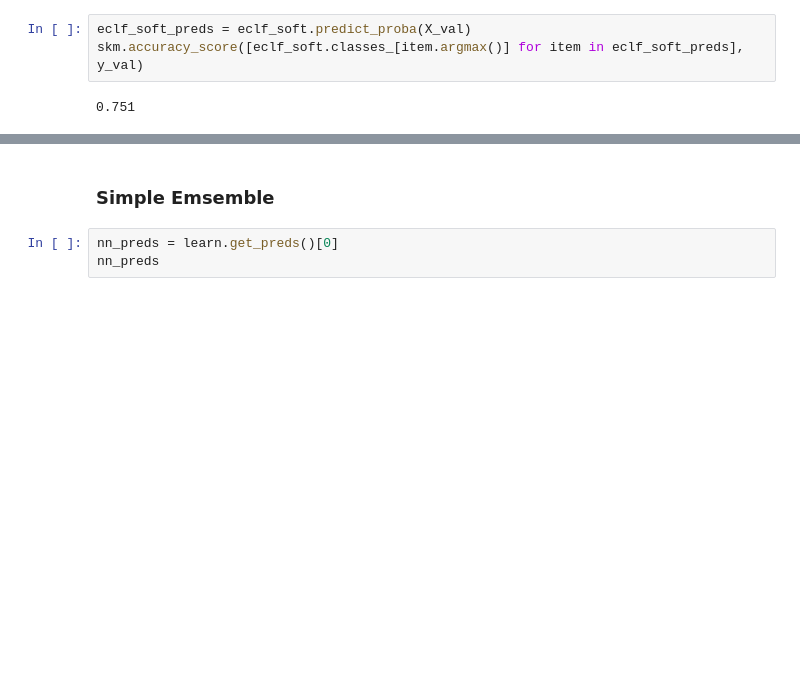
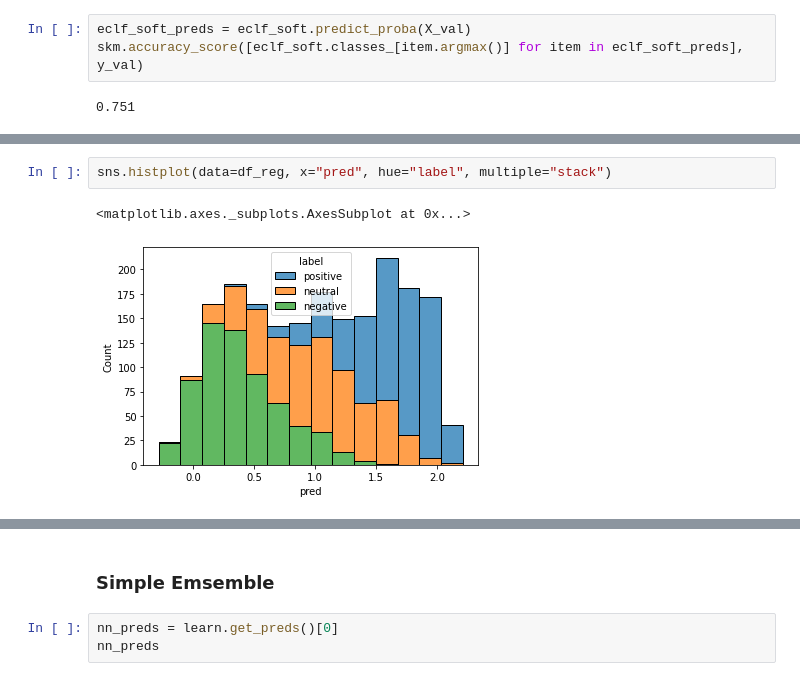
Before and after one commit to ibombonato/aicrowd-blitz-faceimages, a Jupyter notebook: AiCrowd_Tabular_Sentiment_Classification.ipynb, the cells around one changed output, grey strips where cells are left out. Drawn from its saved outputs; the diff is of its cells as text; blank space fills up the shorter version.

```diff
--- a/AiCrowd_Tabular_Sentiment_Classification.ipynb
+++ b/AiCrowd_Tabular_Sentiment_Classification.ipynb
@@ -371,0 +454,5 @@ skm.accuracy_score([eclf_soft.classes_[item.argmax()] for item in eclf_soft_pred
+# %%
+sns.histplot(data=df_reg, x="pred", hue="label", multiple="stack")
+# %% [output]
+<matplotlib.axes._subplots.AxesSubplot at 0x...>
+[figure, added]
```
Also changed, not shown: parts of 30 cells of this notebook.
